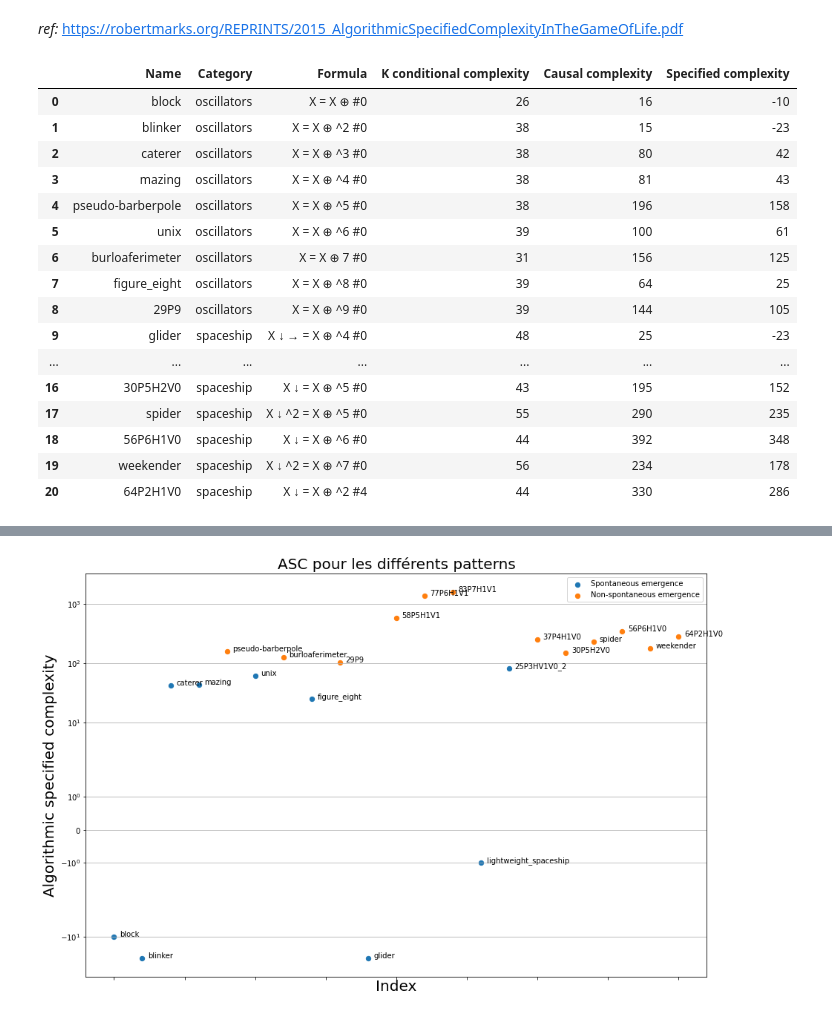
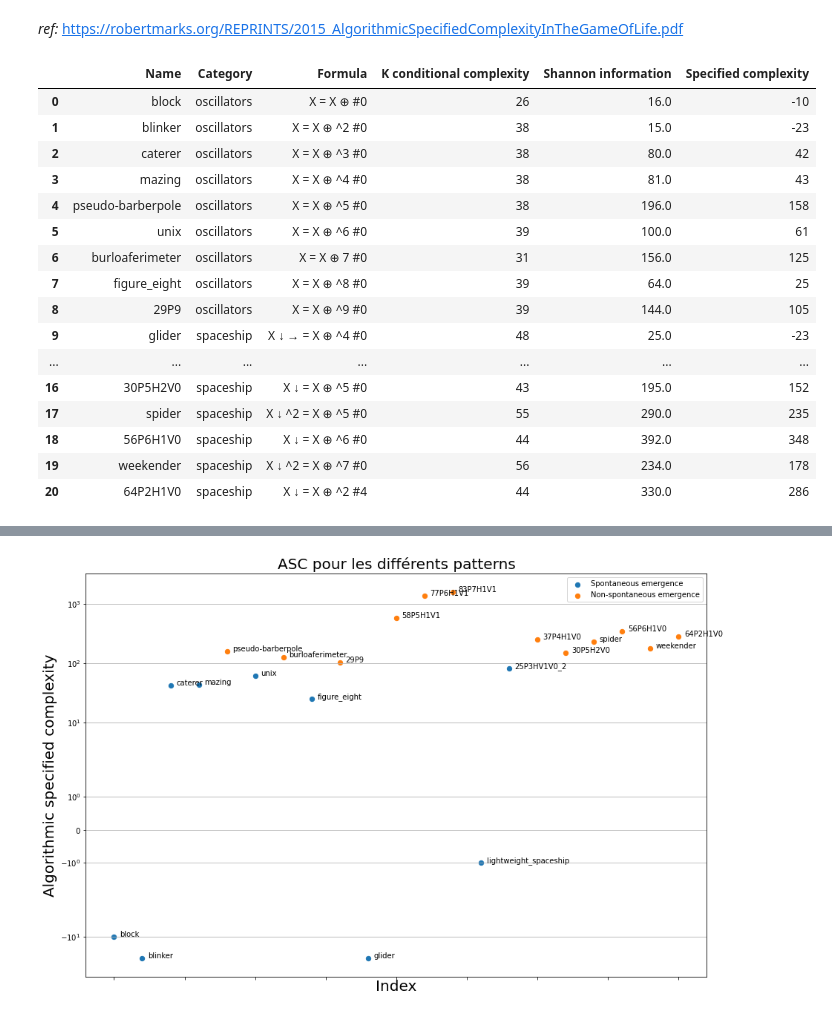
Before and after one commit to yann-ro/conway-game-of-life, a Jupyter notebook: algorithmic_complexity.ipynb, the cells around one changed output, grey strips where cells are left out. Drawn from its saved outputs; the diff is of its cells as text; code cells hidden in the pictures.

```diff
--- a/algorithmic_complexity.ipynb
+++ b/algorithmic_complexity.ipynb
@@ -17,33 +17,33 @@ d['Array'] = ''
 # %%
 for name in d.Name:
     d.loc[d.Name==name,'K conditional complexity'] = c.kolmogorov_conditional_complexity(d.Formula[d.Name==name].item())
 
     with open(f'item/{name}.npy', 'rb') as f:
             d.loc[d.Name==name,'Array'] = [np.load(f)]
 
-    d.loc[d.Name==name,'Causal complexity'] = c.causal_complexity(d.Array[d.Name==name].item())
+    d.loc[d.Name==name,'Shannon information'] = c.shannon_information(d.Array[d.Name==name].item())
 
 d['Specified complexity'] = d['Causal complexity']-d['K conditional complexity']
 d['Spontaneous emergence'] = d['Spontaneous emergence'].astype(int)
-d[['Name','Category','Formula','K conditional complexity', 'Causal complexity','Specified complexity']]
+d[['Name','Category','Formula','K conditional complexity', 'Shannon information','Specified complexity']]
 # %% [output]
-|  | Name | Category | Formula | K conditional complexity | Causal complexity | Specified complexity |
-| 0 | block | oscillators | X = X ⊕ #0 | 26 | 16 | -10 |
-| 1 | blinker | oscillators | X = X ⊕ ^2 #0 | 38 | 15 | -23 |
-| 2 | caterer | oscillators | X = X ⊕ ^3 #0 | 38 | 80 | 42 |
-| 3 | mazing | oscillators | X = X ⊕ ^4 #0 | 38 | 81 | 43 |
-| 4 | pseudo-barberpole | oscillators | X = X ⊕ ^5 #0 | 38 | 196 | 158 |
-| 5 | unix | oscillators | X = X ⊕ ^6 #0 | 39 | 100 | 61 |
-| 6 | burloaferimeter | oscillators | X = X ⊕ 7 #0 | 31 | 156 | 125 |
-| 7 | figure_eight | oscillators | X = X ⊕ ^8 #0 | 39 | 64 | 25 |
-| 8 | 29P9 | oscillators | X = X ⊕ ^9 #0 | 39 | 144 | 105 |
-| 9 | glider | spaceship | X ↓ → = X ⊕ ^4 #0 | 48 | 25 | -23 |
+|  | Name | Category | Formula | K conditional complexity | Shannon information | Specified complexity |
+| 0 | block | oscillators | X = X ⊕ #0 | 26 | 16.0 | -10 |
+| 1 | blinker | oscillators | X = X ⊕ ^2 #0 | 38 | 15.0 | -23 |
+| 2 | caterer | oscillators | X = X ⊕ ^3 #0 | 38 | 80.0 | 42 |
+| 3 | mazing | oscillators | X = X ⊕ ^4 #0 | 38 | 81.0 | 43 |
+| 4 | pseudo-barberpole | oscillators | X = X ⊕ ^5 #0 | 38 | 196.0 | 158 |
+| 5 | unix | oscillators | X = X ⊕ ^6 #0 | 39 | 100.0 | 61 |
+| 6 | burloaferimeter | oscillators | X = X ⊕ 7 #0 | 31 | 156.0 | 125 |
+| 7 | figure_eight | oscillators | X = X ⊕ ^8 #0 | 39 | 64.0 | 25 |
+| 8 | 29P9 | oscillators | X = X ⊕ ^9 #0 | 39 | 144.0 | 105 |
+| 9 | glider | spaceship | X ↓ → = X ⊕ ^4 #0 | 48 | 25.0 | -23 |
 | ... | ... | ... | ... | ... | ... | ... |
-| 16 | 30P5H2V0 | spaceship | X ↓ = X ⊕ ^5 #0 | 43 | 195 | 152 |
-| 17 | spider | spaceship | X ↓ ^2 = X ⊕ ^5 #0 | 55 | 290 | 235 |
-| 18 | 56P6H1V0 | spaceship | X ↓ = X ⊕ ^6 #0 | 44 | 392 | 348 |
-| 19 | weekender | spaceship | X ↓ ^2 = X ⊕ ^7 #0 | 56 | 234 | 178 |
-| 20 | 64P2H1V0 | spaceship | X ↓ = X ⊕ ^2 #4 | 44 | 330 | 286 |
+| 16 | 30P5H2V0 | spaceship | X ↓ = X ⊕ ^5 #0 | 43 | 195.0 | 152 |
+| 17 | spider | spaceship | X ↓ ^2 = X ⊕ ^5 #0 | 55 | 290.0 | 235 |
+| 18 | 56P6H1V0 | spaceship | X ↓ = X ⊕ ^6 #0 | 44 | 392.0 | 348 |
+| 19 | weekender | spaceship | X ↓ ^2 = X ⊕ ^7 #0 | 56 | 234.0 | 178 |
+| 20 | 64P2H1V0 | spaceship | X ↓ = X ⊕ ^2 #4 | 44 | 330.0 | 286 |
 # %%
 for category in d.Category.unique():
     nb_col = d[d.Category==category].index.shape[0]
```
Also changed, not shown: parts of 2 cells of this notebook, 1 other file.
